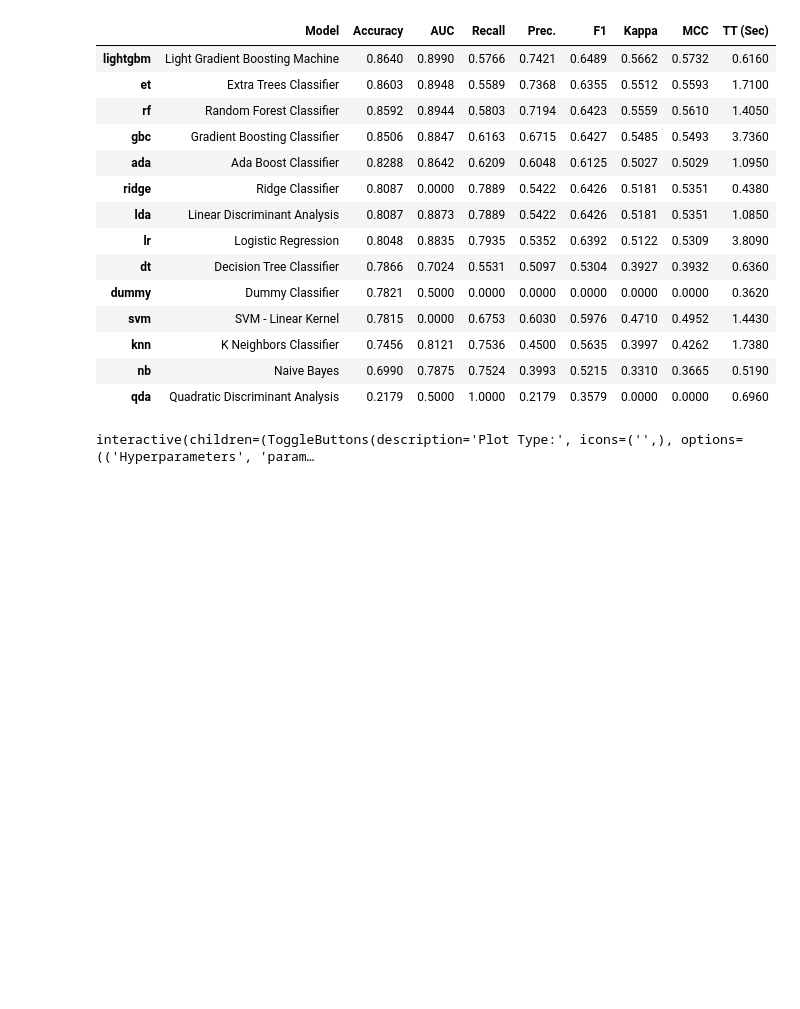
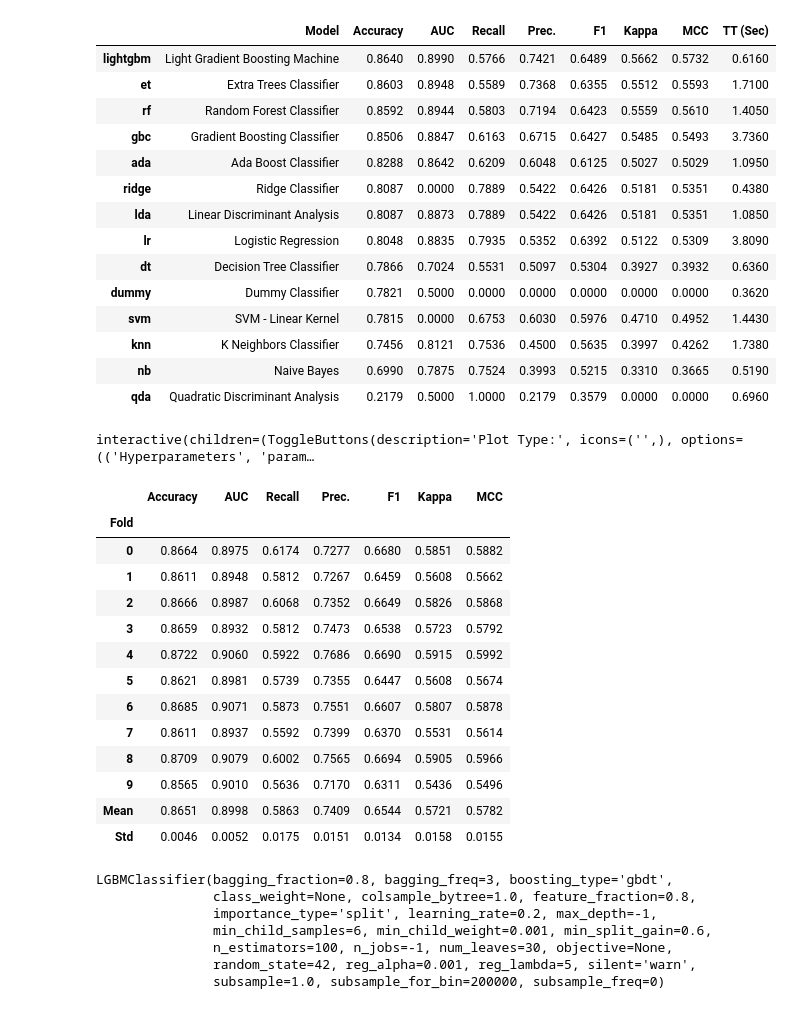
Before and after one commit to Lucascapdeville/weather_prediction, a Jupyter notebook: weather_prediction.ipynb, the cells around one changed output. Saved outputs shown, nothing was run; the diff lists cells and outputs as text; code cells hidden in the pictures; blank space fills up the shorter version.

Commit message:
tune model
Mean	0.8651	0.8998	0.5863	0.7409	0.6544	0.5721	0.5782

```diff
--- a/weather_prediction.ipynb
+++ b/weather_prediction.ipynb
@@ -192,3 +192,27 @@ best_model = compare_models()
 evaluate_model(best_model)
 # %% [output]
 interactive(children=(ToggleButtons(description='Plot Type:', icons=('',), options=(('Hyperparameters', 'param…
+# %%
+tune_model(best_model, n_iter = 10, choose_better = True , optimize = 'f1')
+# %% [output]
+|  | Accuracy | AUC | Recall | Prec. | F1 | Kappa | MCC |
+| Fold |  |  |  |  |  |  |  |
+| 0 | 0.8664 | 0.8975 | 0.6174 | 0.7277 | 0.6680 | 0.5851 | 0.5882 |
+| 1 | 0.8611 | 0.8948 | 0.5812 | 0.7267 | 0.6459 | 0.5608 | 0.5662 |
+| 2 | 0.8666 | 0.8987 | 0.6068 | 0.7352 | 0.6649 | 0.5826 | 0.5868 |
+| 3 | 0.8659 | 0.8932 | 0.5812 | 0.7473 | 0.6538 | 0.5723 | 0.5792 |
+| 4 | 0.8722 | 0.9060 | 0.5922 | 0.7686 | 0.6690 | 0.5915 | 0.5992 |
+| 5 | 0.8621 | 0.8981 | 0.5739 | 0.7355 | 0.6447 | 0.5608 | 0.5674 |
+| 6 | 0.8685 | 0.9071 | 0.5873 | 0.7551 | 0.6607 | 0.5807 | 0.5878 |
+| 7 | 0.8611 | 0.8937 | 0.5592 | 0.7399 | 0.6370 | 0.5531 | 0.5614 |
+| 8 | 0.8709 | 0.9079 | 0.6002 | 0.7565 | 0.6694 | 0.5905 | 0.5966 |
+| 9 | 0.8565 | 0.9010 | 0.5636 | 0.7170 | 0.6311 | 0.5436 | 0.5496 |
+| Mean | 0.8651 | 0.8998 | 0.5863 | 0.7409 | 0.6544 | 0.5721 | 0.5782 |
+| Std | 0.0046 | 0.0052 | 0.0175 | 0.0151 | 0.0134 | 0.0158 | 0.0155 |
+LGBMClassifier(bagging_fraction=0.8, bagging_freq=3, boosting_type='gbdt',
+               class_weight=None, colsample_bytree=1.0, feature_fraction=0.8,
+               importance_type='split', learning_rate=0.2, max_depth=-1,
+               min_child_samples=6, min_child_weight=0.001, min_split_gain=0.6,
+               n_estimators=100, n_jobs=-1, num_leaves=30, objective=None,
+               random_state=42, reg_alpha=0.001, reg_lambda=5, silent='warn',
+               subsample=1.0, subsample_for_bin=200000, subsample_freq=0)
```
